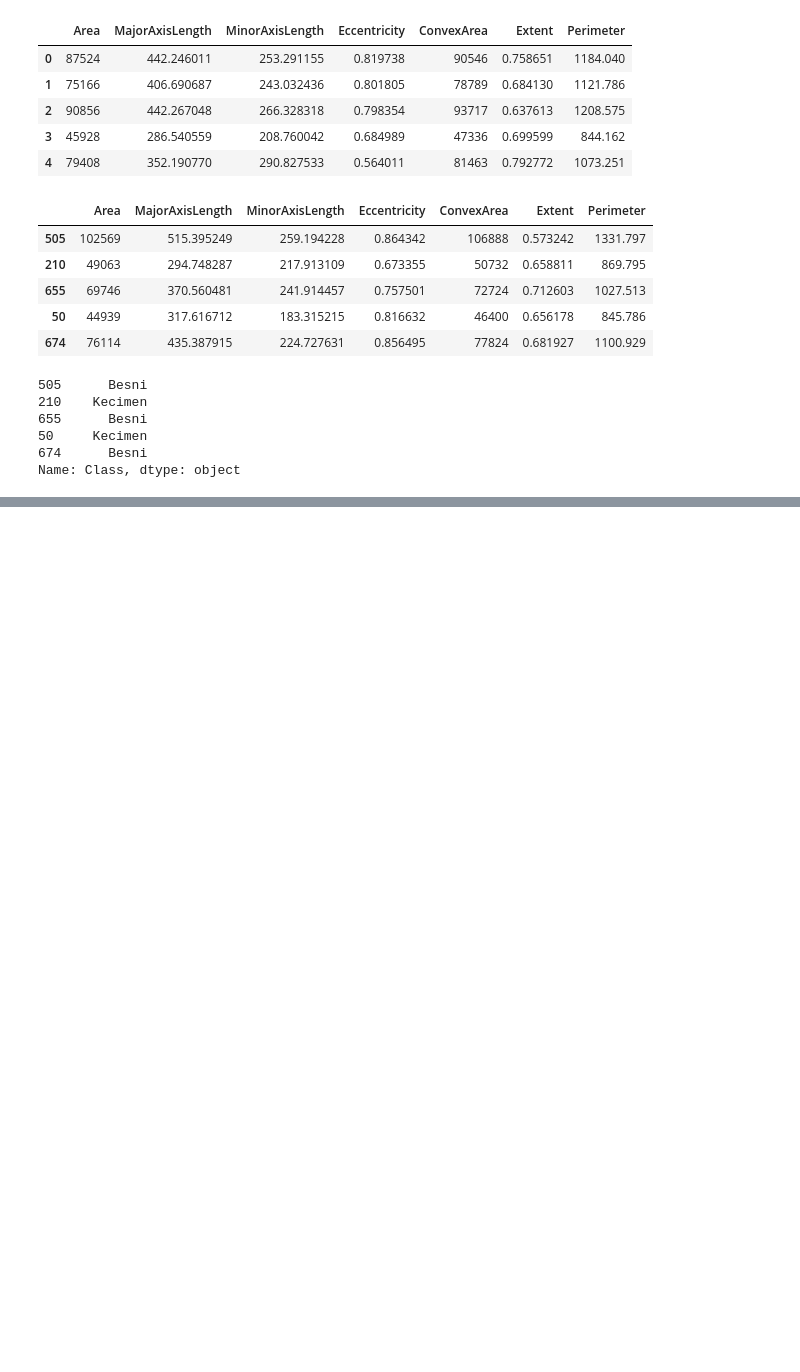
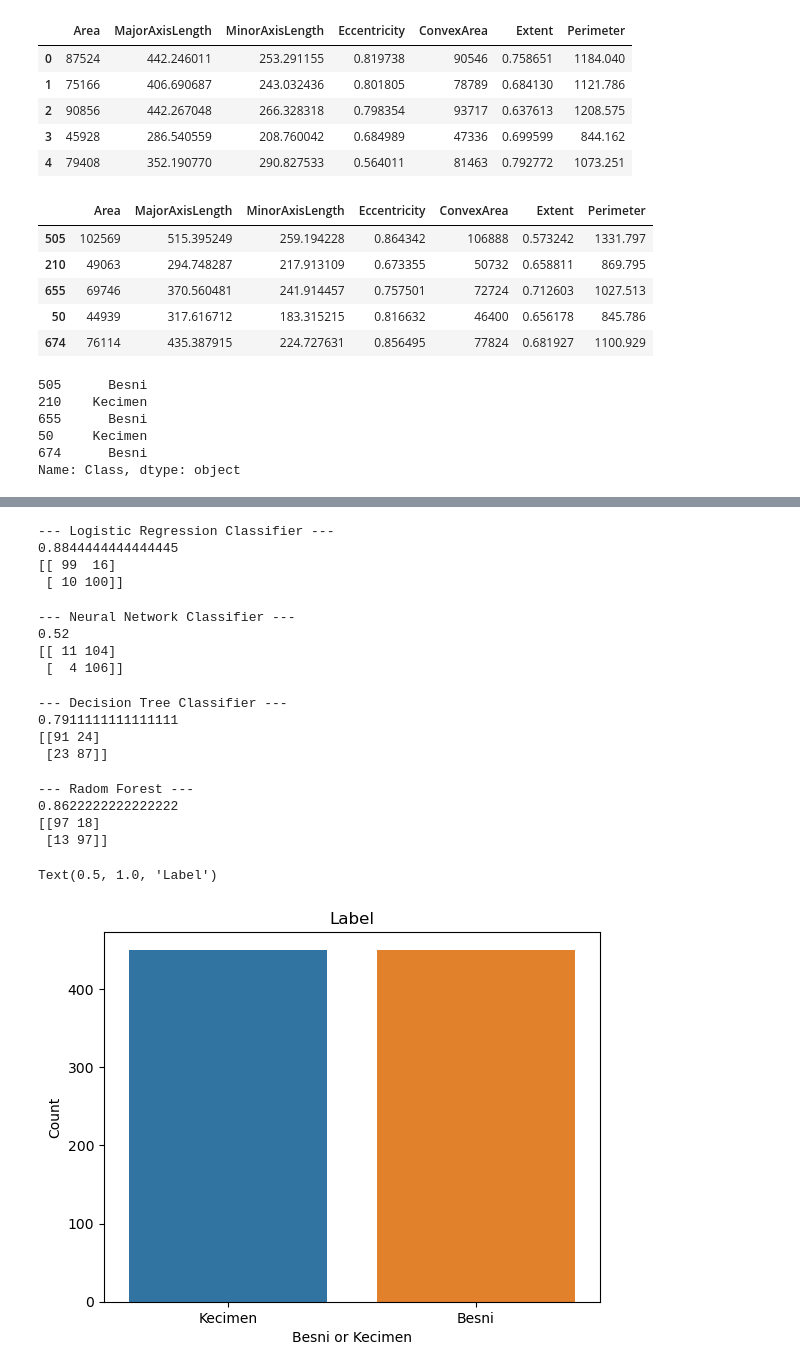
Before and after one commit to choijiwoong/Introduction-to-Artificial-Intelligence, a Jupyter notebook: week-3/(3월 18일) Raisin.ipynb, the cells around one changed output, grey strips where cells are left out. Cells and saved outputs as stored; diff of their text form; code cells hidden in the pictures; blank space fills up the shorter version.

```diff
--- a/week-3/(3월 18일) Raisin.ipynb
+++ b/week-3/(3월 18일) Raisin.ipynb
@@ -91,0 +131,74 @@ X_test
+# %%
+# Build a logistic regression classifier and predict
+
+clf_lr = LogisticRegression(random_state=0)
+clf_lr.fit(X_train, y_train)
+
+pred_lr = clf_lr.predict(X_test)
+
+print ("\n--- Logistic Regression Classifier ---")
+print (accuracy_score(y_test, pred_lr))
+print (confusion_matrix(y_test, pred_lr))
+# %% [output]
+--- Logistic Regression Classifier ---
+0.8844444444444445
+[[ 99  16]
+ [ 10 100]]
+# %%
+clf_nn = MLPClassifier(random_state=0)
+clf_nn.fit(X_train, y_train)
+
+pred_nn = clf_nn.predict(X_test)
+
+print ("\n--- Neural Network Classifier ---")
+print (accuracy_score(y_test, pred_nn))
+print (confusion_matrix(y_test, pred_nn))
+# %% [output]
+--- Neural Network Classifier ---
+0.52
+[[ 11 104]
+ [  4 106]]
+# %%
+# Build a decision tree classifier and predict
+
+clf_dt = DecisionTreeClassifier(random_state=0)
+clf_dt.fit(X_train, y_train)
+
+pred_dt = clf_dt.predict(X_test)
+
+print ("\n--- Decision Tree Classifier ---")
+print (accuracy_score(y_test, pred_dt))
+print (confusion_matrix(y_test, pred_dt))
+# %% [output]
+--- Decision Tree Classifier ---
+0.7911111111111111
+[[91 24]
+ [23 87]]
+# %%
+from sklearn.ensemble import RandomForestClassifier
+from sklearn.metrics import accuracy_score
+import pandas as pd
+import warnings
+warnings.filterwarnings('ignore')
+
+print ("\n--- Radom Forest ---")
+rf_clf = RandomForestClassifier(random_state=0)
+rf_clf.fit(X_train, y_train)
+pred = rf_clf.predict(X_test)
+print(accuracy_score(y_test,pred))
+print (confusion_matrix(y_test, pred))
+# %% [output]
+--- Radom Forest ---
+0.8622222222222222
+[[97 18]
+ [13 97]]
+# %%
+import seaborn as sns
+
+sns.countplot(data = df, x="Class")
+plt.xlabel("Besni or Kecimen")
+plt.ylabel("Count")
+plt.title("Label")
+# %% [output]
+Text(0.5, 1.0, 'Label')
+[figure, added]
```
Also changed, not shown: parts of 4 cells of this notebook, 1 other file.
